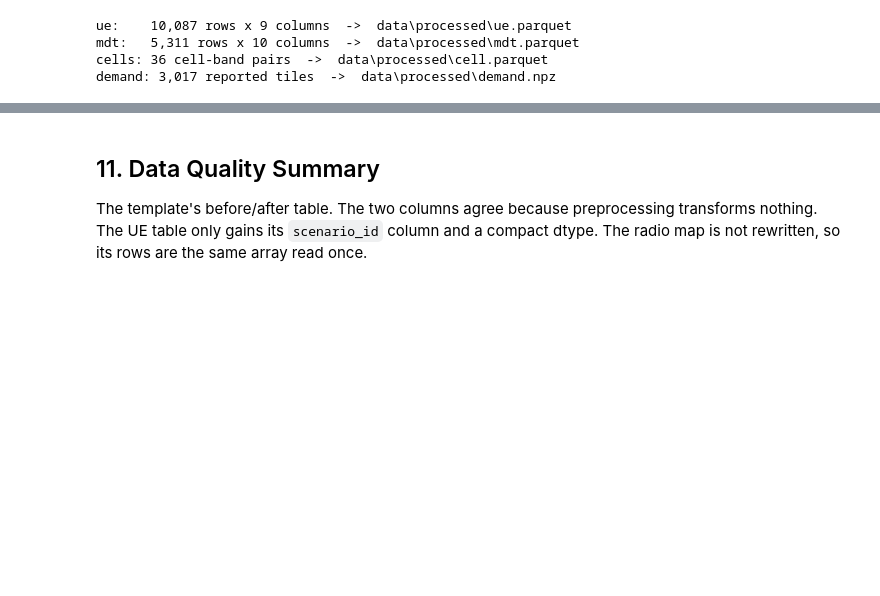
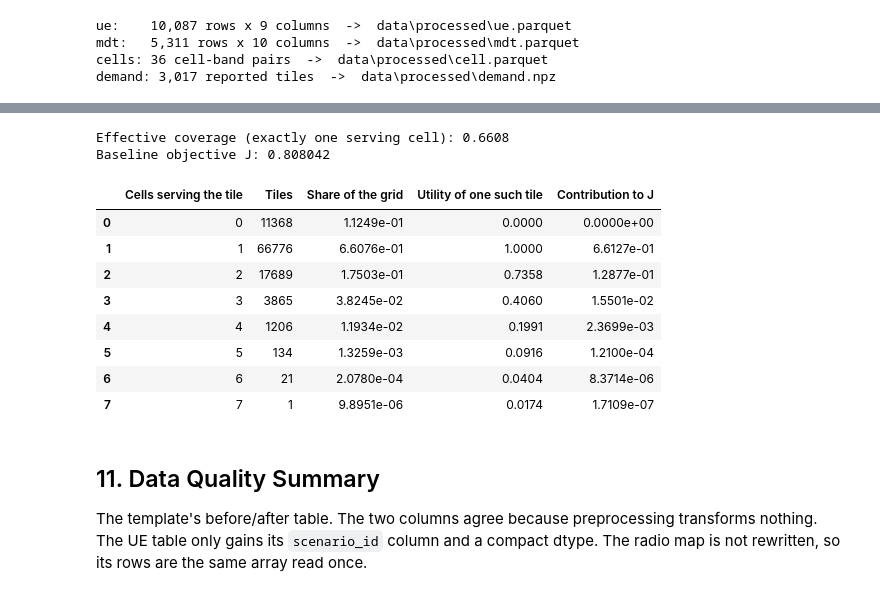
Before and after one commit to NguyenVu04/band-tilt, a Jupyter notebook: notebooks/02_preprocessing.ipynb, the cells around one changed output, grey strips where cells are left out. Cells and saved outputs as stored; diff of their text form; code cells hidden in the pictures; blank space fills up the shorter version.

```diff
--- a/notebooks/02_preprocessing.ipynb
+++ b/notebooks/02_preprocessing.ipynb
@@ -638,0 +745,36 @@ demand: 3,017 reported tiles  ->  data\processed\demand.npz
+# %%
+# The objective, decomposed: how much of J each level of crowding accounts for.
+levels = np.unique(multiplicity).astype(int)
+utility = levels * np.exp(1.0 - levels)
+tiles = np.array([int((multiplicity == level).sum()) for level in levels])
+weight = np.array([float(demand_weight[multiplicity == level].sum()) for level in levels])
+
+lambda_summary = pd.DataFrame(
+    {
+        "Cells serving the tile": levels,
+        "Tiles": tiles,
+        "Share of the grid": tiles / multiplicity.size,
+        "Utility of one such tile": utility,
+        "Contribution to J": weight * utility / demand_weight.sum(),
+    }
+)
+save_table(lambda_summary, "objective_decomposition")
+
+baseline_objective = objective(rsrp, bands, cfg, share=tile_share)
+# The decomposition is the objective, so the table cannot drift from the code.
+np.testing.assert_allclose(lambda_summary["Contribution to J"].sum(), baseline_objective)
+print(f"Effective coverage (exactly one serving cell): {float((multiplicity == 1).mean()):.4f}")
+print(f"Baseline objective J: {baseline_objective:.6f}")
+lambda_summary
+# %% [output]
+Effective coverage (exactly one serving cell): 0.6608
+Baseline objective J: 0.808042
+|  | Cells serving the tile | Tiles | Share of the grid | Utility of one such tile | Contribution to J |
+| 0 | 0 | 11368 | 1.1249e-01 | 0.0000 | 0.0000e+00 |
+| 1 | 1 | 66776 | 6.6076e-01 | 1.0000 | 6.6127e-01 |
+| 2 | 2 | 17689 | 1.7503e-01 | 0.7358 | 1.2877e-01 |
+| 3 | 3 | 3865 | 3.8245e-02 | 0.4060 | 1.5501e-02 |
+| 4 | 4 | 1206 | 1.1934e-02 | 0.1991 | 2.3699e-03 |
+| 5 | 5 | 134 | 1.3259e-03 | 0.0916 | 1.2100e-04 |
+| 6 | 6 | 21 | 2.0780e-04 | 0.0404 | 8.3714e-06 |
+| 7 | 7 | 1 | 9.8951e-06 | 0.0174 | 1.7109e-07 |
```
Also changed, not shown: parts of 12 cells of this notebook, 32 other files.
